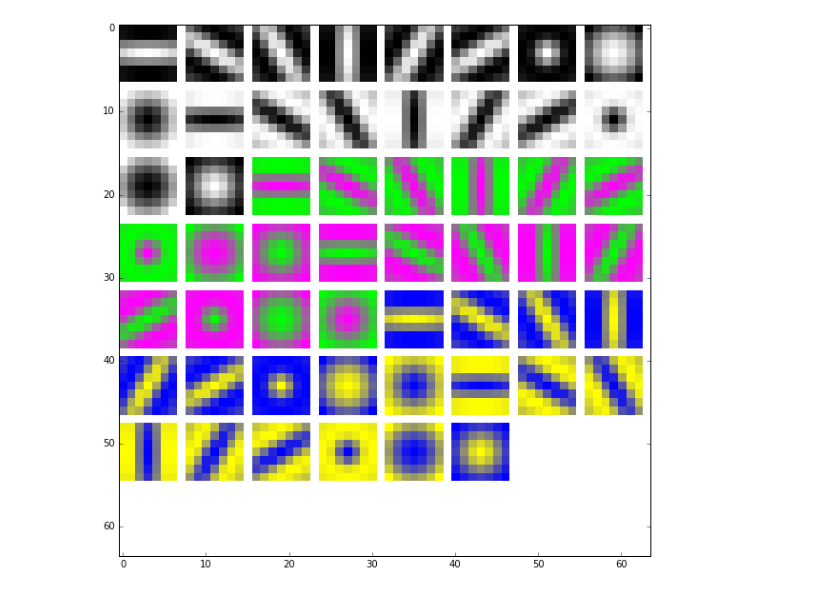
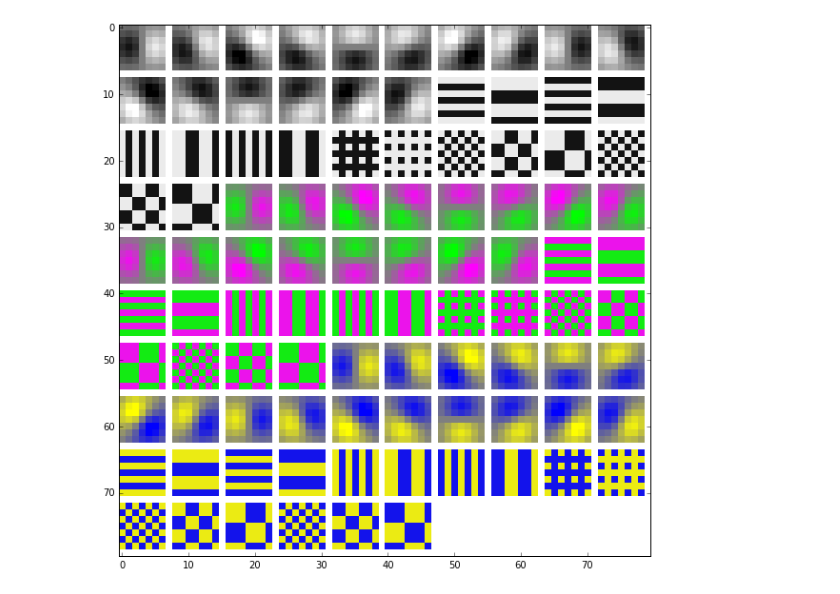
Before and after one commit to jhamrick/CS280MiniPlaces, a Jupyter notebook: Weights.ipynb, the cells around one changed output. Cells and saved outputs as stored; diff of their text form; code cells hidden in the pictures.

Commit message:
More analysis, data visualization

```diff
--- a/Weights.ipynb
+++ b/Weights.ipynb
@@ -12,7 +12,8 @@ plt.rcParams['figure.figsize'] = (10, 10)
 plt.rcParams['image.interpolation'] = 'nearest'
 plt.rcParams['image.cmap'] = 'gray'
 # %%
-filters = weights.make_lm_filters()
+#filters = weights.make_lm_filters()
+filters = weights.make_weights()
 utils.vis_square(filters.transpose(0, 2, 3, 1), padval=1)
 # %% [output]
-[figure, old version]
+[figure, new version]
```
Also changed, not shown: 3 other files.
